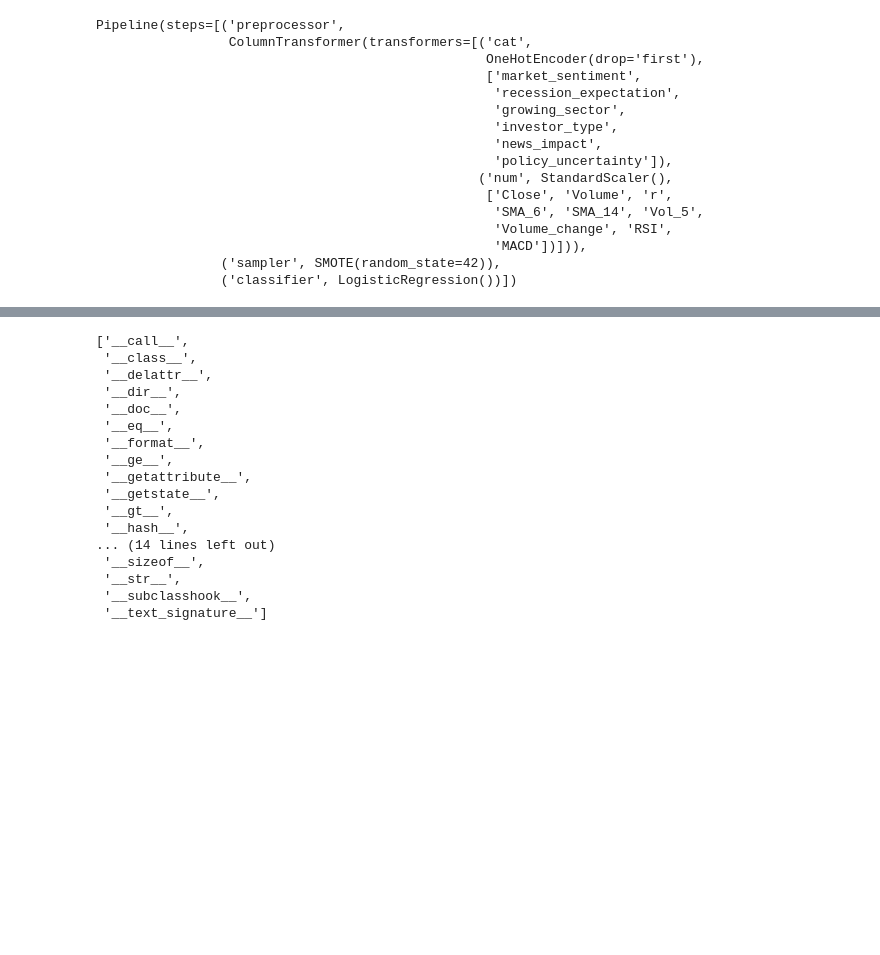
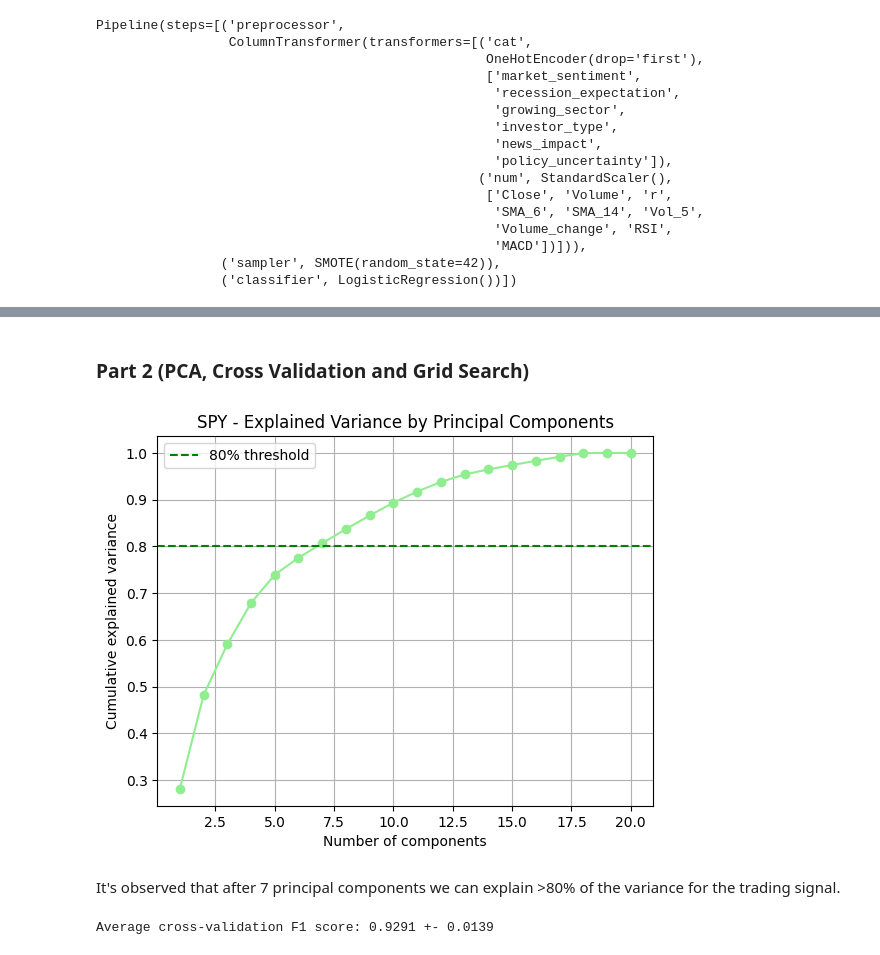
Before and after one commit to AntonioLomeli/03-ML-Trading, a Jupyter notebook: Report.ipynb, the cells around one changed output, grey strips where cells are left out. Cells and saved outputs as stored; diff of their text form; code cells hidden in the pictures; blank space fills up the shorter version.

```diff
--- a/Report.ipynb
+++ b/Report.ipynb
@@ -182,20 +237,49 @@ weighted avg       0.97      0.97      0.97       147
-# %%
-dir(ConfusionMatrixDisplay.plot.__setattr__)
-# %% [output]
-['__call__',
- '__class__',
- '__delattr__',
- '__dir__',
- '__doc__',
- '__eq__',
- '__format__',
- '__ge__',
- '__getattribute__',
- '__getstate__',
- '__gt__',
- '__hash__',
-... (14 lines left out)
- '__sizeof__',
- '__str__',
- '__subclasshook__',
- '__text_signature__']
+# %% [markdown]
+### Part 2 (PCA, Cross Validation and Grid Search)
+# %%
+# Perform PCA Analysis to check the variance explained by each component
+data_encoded = preprocessor.fit_transform(X) # Transform the entire dataset to include all features
+pca = PCA() # Initialize PCA without specifying the number of components
+pca_components = pca.fit_transform(data_encoded) # Fit PCA to the encoded data
+explained_varanice_ratio = pca.explained_variance_ratio_
+cum_VAR = np.cumsum(explained_varanice_ratio)
+# Plot the explained variance ratio
+plt.plot(range(1,len(cum_VAR)+1),cum_VAR, color='lightgreen', marker = "o")
+plt.axhline(y = 0.8, color = "g", linestyle = "--", label = "80% threshold")
+plt.xlabel("Number of components")
+plt.ylabel("Cumulative explained variance")
+plt.title("SPY - Explained Variance by Principal Components")
+plt.legend()
+plt.grid()
+plt.show()
+# %% [output]
+[figure, added]
+# %% [markdown]
+It's observed that after 7 principal components we can explain >80% of the variance for the trading signal.
+# %%
+# Create the new pipleine with PCA
+pca_pipeline = ImbPipeline([
+    ('preprocessor', preprocessor),
+    ('sampler', SMOTE(random_state=42)),
+    ('pca', PCA(n_components=7)),  # Retain 80% of the variance by using the first 7 components
+    ('classifier', LogisticRegression(random_state=42))
+])
+
+# Create the cross validation object
+cv = StratifiedKFold(n_splits=5, shuffle=True, random_state=42)
+
+# Get the average cross-validation score
+cv_scores = cross_val_score(pca_pipeline, X_train, y_train, cv=cv, scoring='f1', n_jobs=-1)
+print(f"Average cross-validation F1 score: {cv_scores.mean():.4f} +- {cv_scores.std():.4f}")
+
+# Create the parameter grid for GridSearchCV
+param_grid = {
+    'classifier__C': np.linspace(0.1, 3, 30), # Regularization strength
+    'classifier__solver': ['lbfgs','liblinear','saga','newton-cg'],  # Solvers for logistic regression
+    'classifier__penalty': ['l1', 'l2', 'elasticnet', None],
+            }
+
+# Apply GridSearchCV to find the best parameters
+pca_pipeline = GridSearchCV(pca_pipeline, param_grid, cv=cv, scoring='f1', n_jobs=-1)
+# %% [output]
+Average cross-validation F1 score: 0.9291 +- 0.0139
```
Also changed, not shown: parts of 10 cells of this notebook, 1 other file.
